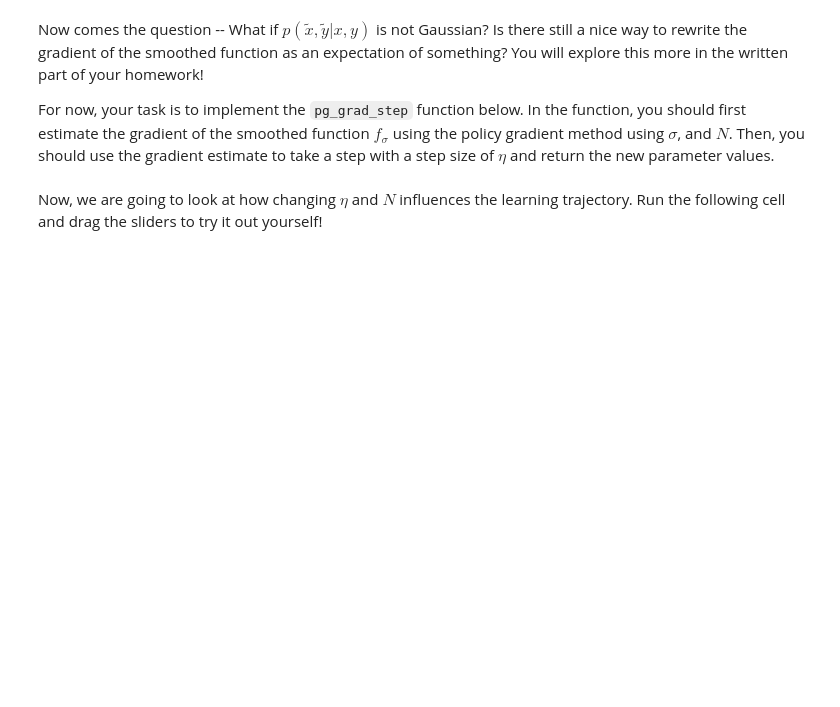
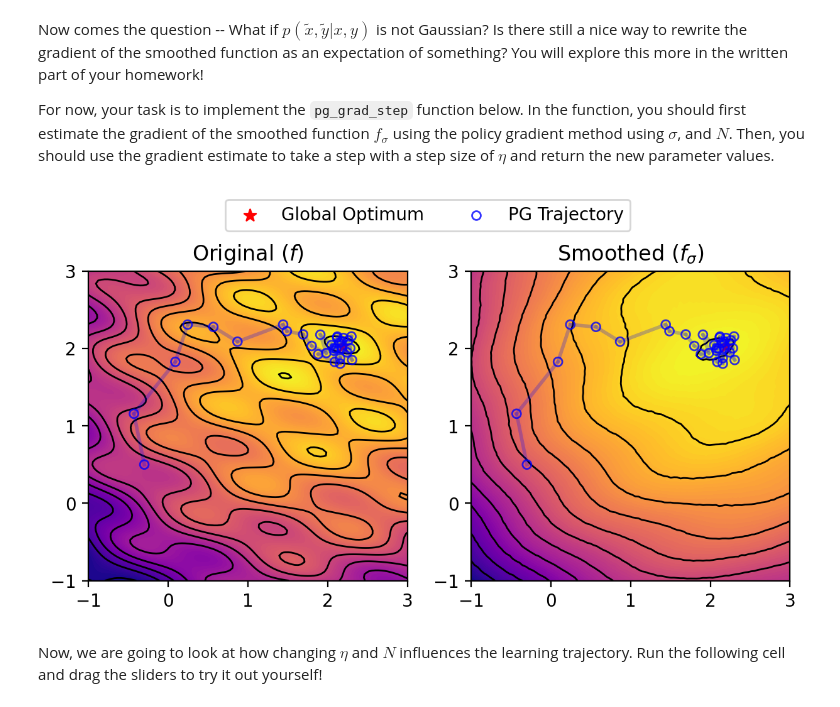
Before and after one commit to TonyHGF/cs182sp25_public, a Jupyter notebook: hw05/code/opt.ipynb, the cells around one changed output. Cells and saved outputs as stored; diff of their text form; code cells hidden in the pictures; blank space fills up the shorter version.

```diff
--- a/hw05/code/opt.ipynb
+++ b/hw05/code/opt.ipynb
@@ -510,35 +555,46 @@ def pg_grad_step(x, y, N, eta, sigma):
   #############################################################################
   # TODO: Implement the policy gradient estimator for the smoothed function f #
   #############################################################################
+
+  tf = f(tx, ty)
+
+  dx = np.mean((tx - x) * tf / (sigma ** 2))
+  dy = np.mean((ty - y) * tf / (sigma ** 2))
+
+  new_x = x + eta * dx
+  new_y = y + eta * dy
+
   #############################################################################
   #                             END OF YOUR CODE                              #
   #############################################################################
   return new_x, new_y
 
 num_its = 30      # number of gradient steps
 eta = 0.1         # learning rate
 N = 20            # number of samples for MC estimation
 sigma = 0.3       # the magnitude of the Gaussian noise
 x, y = -0.3, 0.5  # initial parameter values
 
 # history of parameter values
 xs = [x]
 ys = [y]
 
 for i in range(num_its):
     x, y = pg_grad_step(x, y, N, eta, sigma)
     xs.append(x)
     ys.append(y)
 
 fig, (ax1, ax2) = plt.subplots(1, 2, figsize=(7.2, 3.2), dpi=200)
 visualizer.draw(ax1, {f"PG Trajectory": {"color": "blue", "x": xs, "y": ys}}, legend=False)
 visualizer.draw(ax2, {f"PG Trajectory": {"color": "blue", "x": xs, "y": ys}}, new_zs=zs_dict[sigma], legend=False)
 
 ax1.set_title("Original ($f$)")
 ax2.set_title("Smoothed ($f_\sigma$)")
 handles, labels = ax2.get_legend_handles_labels()
 fig.legend(handles, labels, loc='upper center', ncol=2, bbox_to_anchor=(0.5, 1.08))
 pass
+# %% [output]
+[figure, added]
 # %% [markdown]
 Now, we are going to look at how changing $\eta$ and $N$ influences the learning trajectory. Run the following cell and drag the sliders to try it out yourself!
 # %%
```
Also changed, not shown: parts of 26 cells of this notebook, 2 other files.
